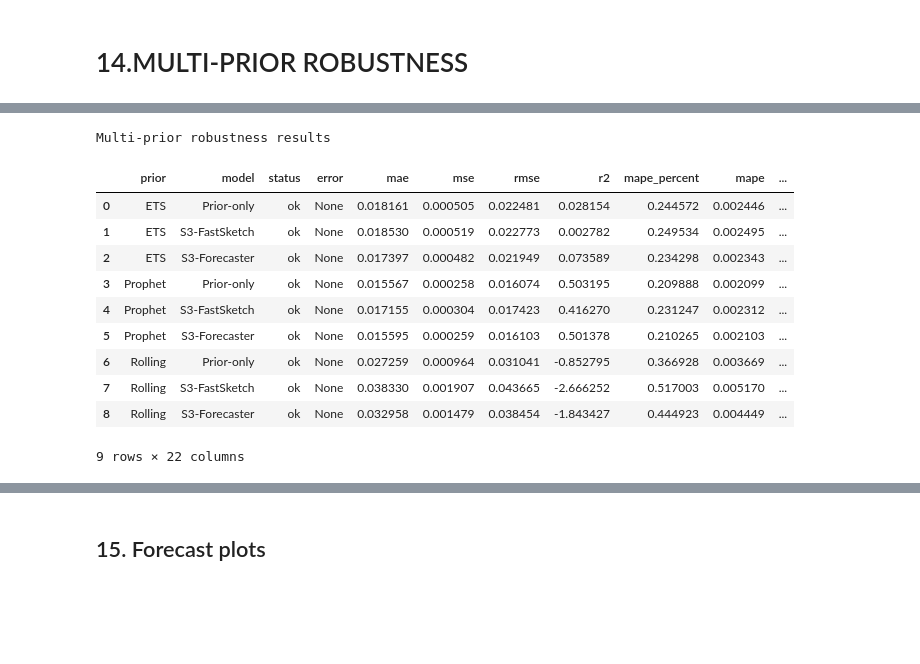
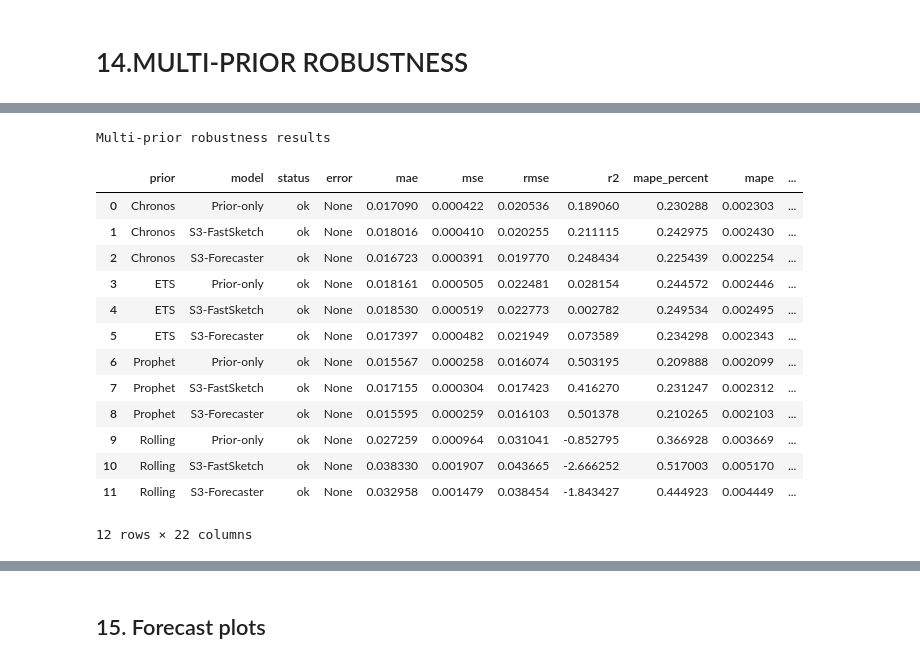
Before and after one commit to AlejoPatigno/S3Forecaster-S3FastSketch, a Jupyter notebook: notebooks/S3Forecaster_S3FastSketch_CIF.ipynb, the cells around one changed output, grey strips where cells are left out. Saved outputs shown, nothing was run; the diff lists cells and outputs as text; code cells hidden in the pictures; blank space fills up the shorter version.

Commit message:
Kaggle Notebook | S3Forecaster_S3FastSketch_CIF | Version 3

```diff
--- a/notebooks/S3Forecaster_S3FastSketch_CIF.ipynb
+++ b/notebooks/S3Forecaster_S3FastSketch_CIF.ipynb
@@ -264,6 +264,13 @@ OUTPUT_DIR = Path(
     f"/kaggle/working/{DATASET_SLUG}_s3_results"
 )
 OUTPUT_DIR.mkdir(parents=True, exist_ok=True)
+RUN_CHRONOS_BASELINE = True
+RUN_CHRONOS_PRIOR = True
+
+CHRONOS_KWARGS = {
+    "model_id": "amazon/chronos-bolt-small",
+    "device_map": "cpu",
+}
 
 print({
     "dataset": DATASET_NAME,
@@ -290,6 +297,12 @@ if RUN_ARKAN:
         check=True,
     )
     print("Optional ARKAN dependency installed.")
+
+if RUN_CHRONOS_BASELINE or RUN_CHRONOS_PRIOR:
+    subprocess.run(
+        [sys.executable, "-m", "pip", "install", "-q", "chronos-forecasting>=2.3"],
+        check=True,
+    )
 # %% [output]
 Optional ARKAN dependency installed.
 # %% [markdown]
@@ -705,6 +718,13 @@ if not RUN_ARKAN:
         if name != "ARKAN"
     ]
 
+BASELINE_DISPLAY_NAMES["Chronos"] = "Chronos"
+
+if RUN_CHRONOS_BASELINE:
+    BASELINE_PARAMS["Chronos"] = dict(CHRONOS_KWARGS)
+    if "Chronos" not in BASELINE_ORDER:
+        BASELINE_ORDER.append("Chronos")
+
 print("Baselines to evaluate:", BASELINE_ORDER)
 print("Original options not consumed by the repository classes:")
 display(pd.DataFrame(OMITTED_TRAINING_OPTIONS).T)
@@ -2844,6 +2884,9 @@ prior_factories = {
     ),
 }
 
+if RUN_CHRONOS_PRIOR:
+    prior_factories["Chronos"] = lambda: ChronosPrior(**CHRONOS_KWARGS)
+
 multi_prior = run_multi_prior_robustness(
     train_series=train_series,
     test_series=test_series,
@@ -2894,15 +2937,18 @@ multi_prior_summary.to_csv(
 Multi-prior robustness results
 |  | prior | model | status | error | mae | mse | rmse | r2 | mape_percent | mape | ... |
-| 0 | ETS | Prior-only | ok | None | 0.018161 | 0.000505 | 0.022481 | 0.028154 | 0.244572 | 0.002446 | ... |
-| 1 | ETS | S3-FastSketch | ok | None | 0.018530 | 0.000519 | 0.022773 | 0.002782 | 0.249534 | 0.002495 | ... |
-| 2 | ETS | S3-Forecaster | ok | None | 0.017397 | 0.000482 | 0.021949 | 0.073589 | 0.234298 | 0.002343 | ... |
-| 3 | Prophet | Prior-only | ok | None | 0.015567 | 0.000258 | 0.016074 | 0.503195 | 0.209888 | 0.002099 | ... |
-| 4 | Prophet | S3-FastSketch | ok | None | 0.017155 | 0.000304 | 0.017423 | 0.416270 | 0.231247 | 0.002312 | ... |
-| 5 | Prophet | S3-Forecaster | ok | None | 0.015595 | 0.000259 | 0.016103 | 0.501378 | 0.210265 | 0.002103 | ... |
-| 6 | Rolling | Prior-only | ok | None | 0.027259 | 0.000964 | 0.031041 | -0.852795 | 0.366928 | 0.003669 | ... |
-| 7 | Rolling | S3-FastSketch | ok | None | 0.038330 | 0.001907 | 0.043665 | -2.666252 | 0.517003 | 0.005170 | ... |
-| 8 | Rolling | S3-Forecaster | ok | None | 0.032958 | 0.001479 | 0.038454 | -1.843427 | 0.444923 | 0.004449 | ... |
+| 0 | Chronos | Prior-only | ok | None | 0.017090 | 0.000422 | 0.020536 | 0.189060 | 0.230288 | 0.002303 | ... |
+| 1 | Chronos | S3-FastSketch | ok | None | 0.018016 | 0.000410 | 0.020255 | 0.211115 | 0.242975 | 0.002430 | ... |
+| 2 | Chronos | S3-Forecaster | ok | None | 0.016723 | 0.000391 | 0.019770 | 0.248434 | 0.225439 | 0.002254 | ... |
+| 3 | ETS | Prior-only | ok | None | 0.018161 | 0.000505 | 0.022481 | 0.028154 | 0.244572 | 0.002446 | ... |
+| 4 | ETS | S3-FastSketch | ok | None | 0.018530 | 0.000519 | 0.022773 | 0.002782 | 0.249534 | 0.002495 | ... |
+| 5 | ETS | S3-Forecaster | ok | None | 0.017397 | 0.000482 | 0.021949 | 0.073589 | 0.234298 | 0.002343 | ... |
+| 6 | Prophet | Prior-only | ok | None | 0.015567 | 0.000258 | 0.016074 | 0.503195 | 0.209888 | 0.002099 | ... |
+| 7 | Prophet | S3-FastSketch | ok | None | 0.017155 | 0.000304 | 0.017423 | 0.416270 | 0.231247 | 0.002312 | ... |
+| 8 | Prophet | S3-Forecaster | ok | None | 0.015595 | 0.000259 | 0.016103 | 0.501378 | 0.210265 | 0.002103 | ... |
+| 9 | Rolling | Prior-only | ok | None | 0.027259 | 0.000964 | 0.031041 | -0.852795 | 0.366928 | 0.003669 | ... |
+| 10 | Rolling | S3-FastSketch | ok | None | 0.038330 | 0.001907 | 0.043665 | -2.666252 | 0.517003 | 0.005170 | ... |
+| 11 | Rolling | S3-Forecaster | ok | None | 0.032958 | 0.001479 | 0.038454 | -1.843427 | 0.444923 | 0.004449 | ... |
-9 rows × 22 columns
+12 rows × 22 columns
 # %%
 # ============================================================
 # CELL 9 — MULTI-PRIOR TABLES AND FIGURES
```
Also changed, not shown: parts of 14 cells of this notebook.
